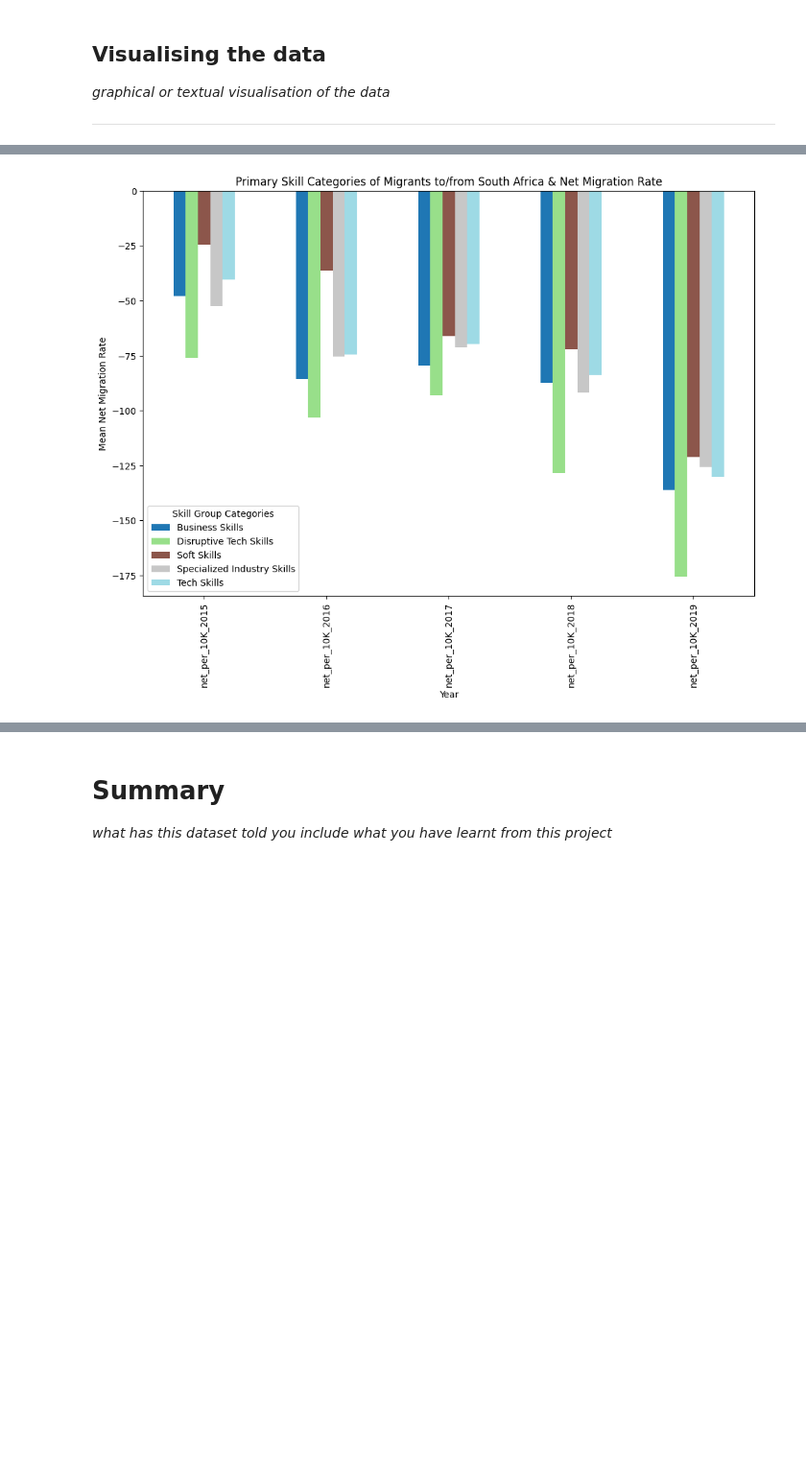
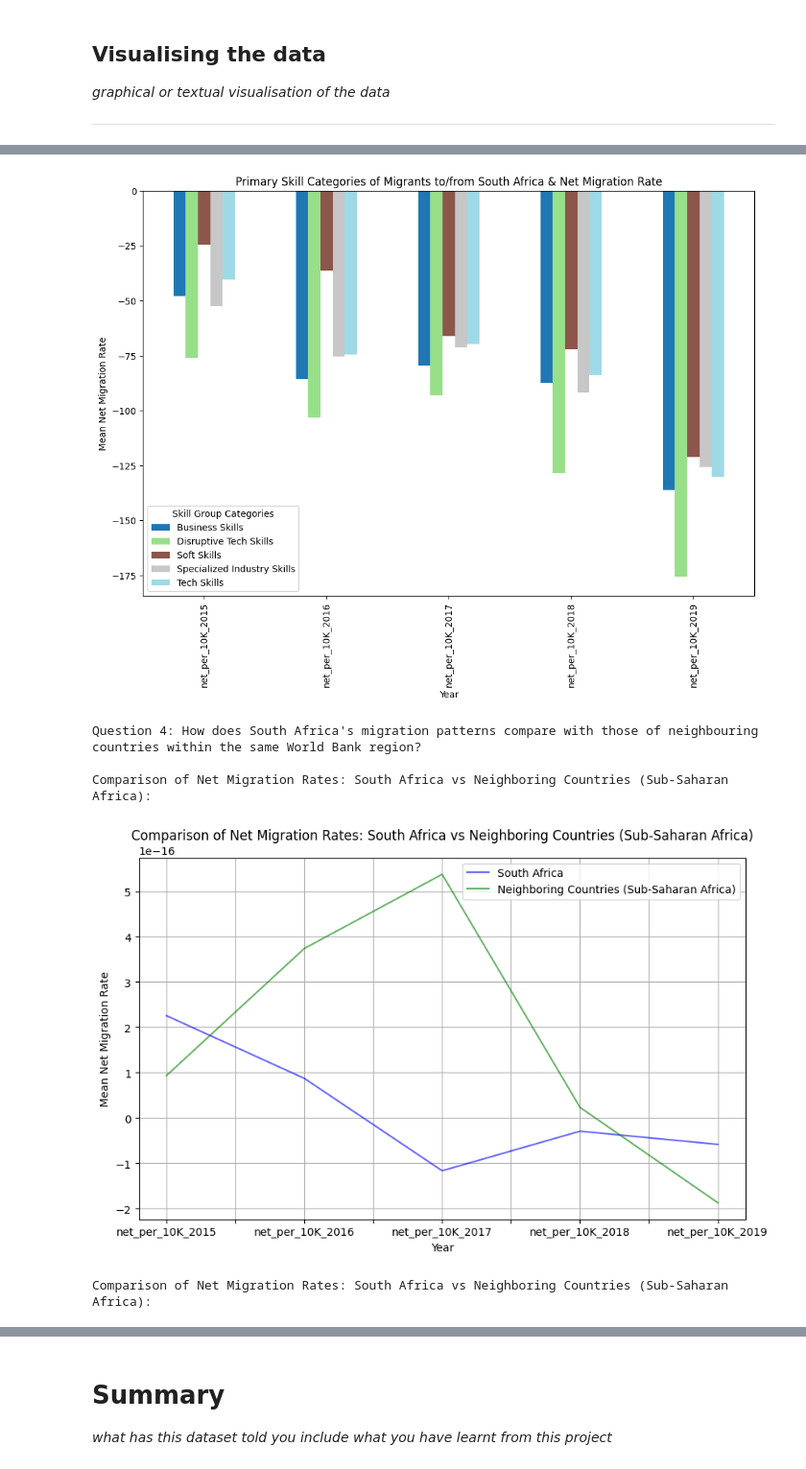
Before and after one commit to TsamayaDesigns/codeDivision-data-with-python, a Jupyter notebook: Data_Project_Beyond_Borders_Analysing_Migration_Patterns_in_South_Africa_(v2).ipynb, the cells around one changed output, grey strips where cells are left out. Shown at 96% size. Drawn from its saved outputs; the diff is of its cells as text; code cells hidden in the pictures; blank space fills up the shorter version.

```diff
--- a/Data_Project_Beyond_Borders_Analysing_Migration_Patterns_in_South_Africa_(v2).ipynb
+++ b/Data_Project_Beyond_Borders_Analysing_Migration_Patterns_in_South_Africa_(v2).ipynb
@@ -744,7 +812,8 @@ def visualise_data():
   # Question 1: What are the main countries of origin/destination for migrants to/from South Africa, and how has the net migration rate changed over the years?
   # Step 1: Plot overall migration patterns
   # 1.1.1 Plotting migration to South Africa
-  print("\nQuestion 1 - Average Net Migration Rates to South Africa by Base Country:")
+  print("Question 1: What are the main countries of origin/destination for migrants to/from South Africa, and how has the net migration rate changed over the years?")
+  print("\nAverage Net Migration Rates to South Africa by Base Country:")
   plt.figure(figsize=(10, 6))
   migration_to_za_agg.sort_values(ascending=False).plot(kind='bar', color='blue')
   plt.xlabel("Base Country")
@@ -754,7 +823,7 @@ def visualise_data():
   print("\n")
 
   # 1.1.2 Plotting migration from South Africa
-  print("\nQuestion 1 - Average Net Migration Rates from South Africa by Target Country:")
+  print("\nAverage Net Migration Rates from South Africa by Target Country:")
   plt.figure(figsize=(10, 6))
   migration_from_za_agg.sort_values(ascending=False).plot(kind='bar', color='green')
   plt.xlabel("Target Country")
@@ -765,7 +834,7 @@ def visualise_data():
 
   # Step 2: Plot yearly migration patterns
   # 1.2.1 Plotting yearly migration to/from South Africa
-  print("\nQuestion 1 - Net Migration Rates to and from South Africa by Year:")
+  print("\nNet Migration Rates to and from South Africa by Year:")
   plt.figure(figsize=(10, 6))
   plt.plot(years, yearly_to_za, label='To South Africa', color='blue', marker='o')
   plt.plot(years, yearly_from_za, label='From South Africa', color='green', marker='o')
@@ -835,8 +904,9 @@ def visualise_data():
   # print("\n")
 
 
-  #  Question 3: What are the primary skill categories that migrants take from (or bring to) South Africa, and how have their net migration rates evolved annually?
-  print("\nQuestion 3 - Primary Skill Categories of Migrants to/from South Africa & Net Migration Rate: ")
+  #  Question 3: What are the primary skill categories that migrants take from (or bring to) South Africa, and how have their net migration rates evolved annually?Question 1: What are the main countries of origin/destination for migrants to/from South Africa, and how has the net migration rate changed over the years?
+  print("Question 3: What are the primary skill categories that migrants take from (or bring to) South Africa, and how have their net migration rates evolved annually?")
+  print("\nPrimary Skill Categories of Migrants to/from South Africa & Net Migration Rate: ")
   plt.figure(dpi=80)
   grouped_skill_cat.T.plot(kind="bar", figsize=(12, 8), cmap="tab20")
   plt.xlabel("Year")
@@ -846,8 +916,33 @@ def visualise_data():
   plt.show()
   print("\n")
 
+  # Question 4: How does South Africa's migration patterns compare with those of neighbouring countries within the same World Bank region?
+  # Visualize the net migration rates of South Africa and neighboring countries
+  print("Question 4: How does South Africa's migration patterns compare with those of neighbouring countries within the same World Bank region?")
+  print("\nComparison of Net Migration Rates: South Africa vs Neighboring Countries (Sub-Saharan Africa): ")
+  plt.figure(figsize=(10, 6))
+  sa_net_migration_rates.mean().plot(kind='line', label='South Africa', color='blue', alpha=0.6)
+  region_net_migration_rates.mean().plot(kind='line', label='Neighboring Countries (Sub-Saharan Africa)', color='green', alpha=0.6)
+  plt.xlabel("Year")
+  plt.ylabel("Mean Net Migration Rate")
+  plt.title("Comparison of Net Migration Rates: South Africa vs Neighboring Countries (Sub-Saharan Africa)")
+  plt.legend()
+  plt.grid(True)
+  plt.show()
+  print("\n")
 
-  #  Question 4: How does South Africa's migration patterns compare with those of neighbouring countries within the same World Bank region?
+  # Visualize the comparison of net migration rates of South Africa and neighboring countries (by income group)
+  print("\nComparison of Net Migration Rates: South Africa vs Neighboring Countries (Sub-Saharan Africa): ")
+  plt.figure(figsize=(10, 6))
+  sa_net_migration_rates.mean().plot(kind='line', label='South Africa', color='blue', alpha=0.6)
+  region_net_migration_rates.mean().plot(kind='line', label='Neighboring Countries (Sub-Saharan Africa)', color='green', alpha=0.6)
+  plt.xlabel("Year")
+  plt.ylabel("Mean Net Migration Rate")
+  plt.title("Comparison of Net Migration Rates: South Africa vs Neighboring Countries (Sub-Saharan Africa)")
+  plt.legend()
+  plt.grid(True)
+  plt.show()
+  print("\n")
 
 
 
@@ -863,2 +962,7 @@ Question 3 - Primary Skill Categories of Migrants to/from South Africa & Net Mig
 <Figure size 512x384 with 0 Axes>
 [figure]
+Question 4: How does South Africa's migration patterns compare with those of neighbouring countries within the same World Bank region?
+
+Comparison of Net Migration Rates: South Africa vs Neighboring Countries (Sub-Saharan Africa):
+[figure, added]
+Comparison of Net Migration Rates: South Africa vs Neighboring Countries (Sub-Saharan Africa):
```
Also changed, not shown: parts of 4 cells of this notebook.
